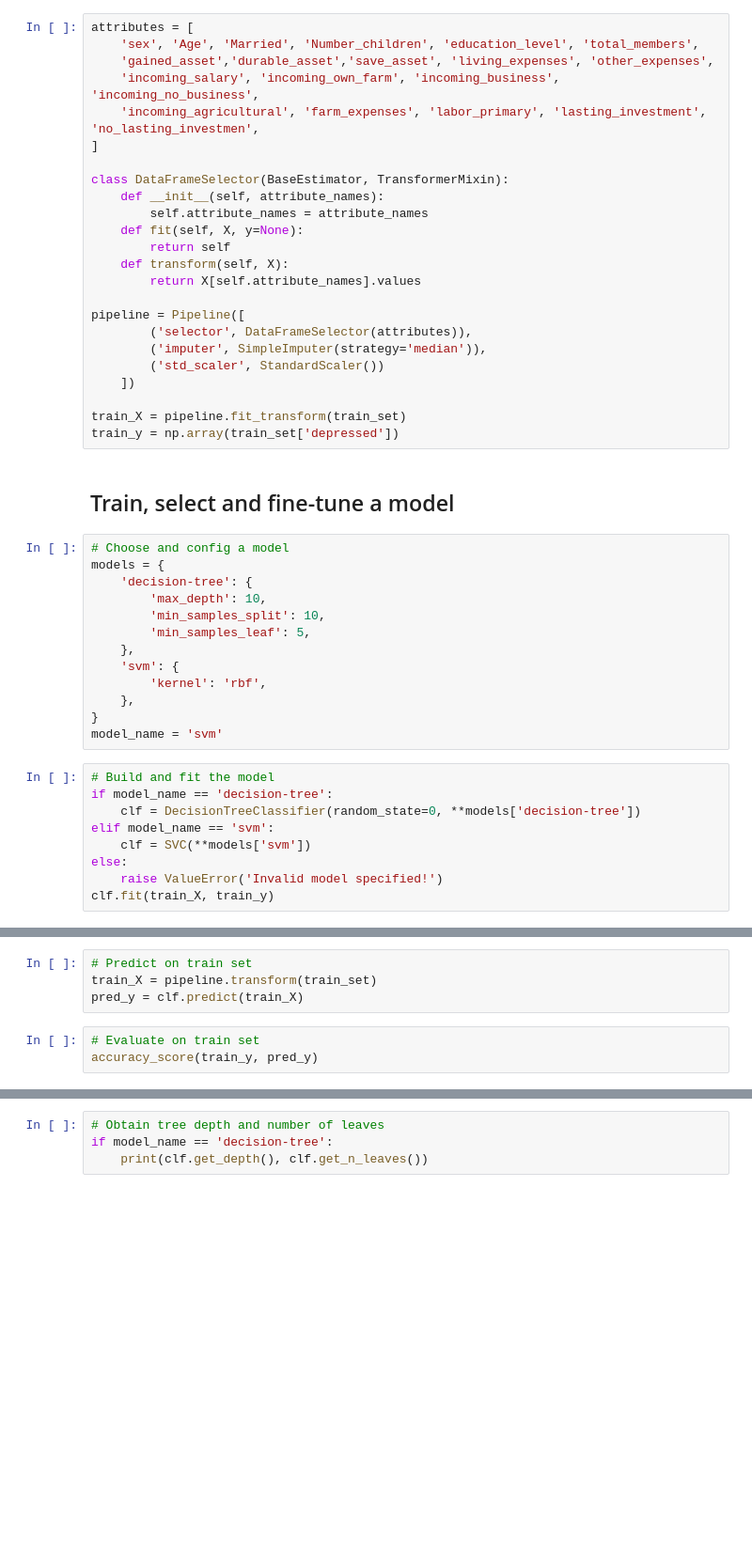
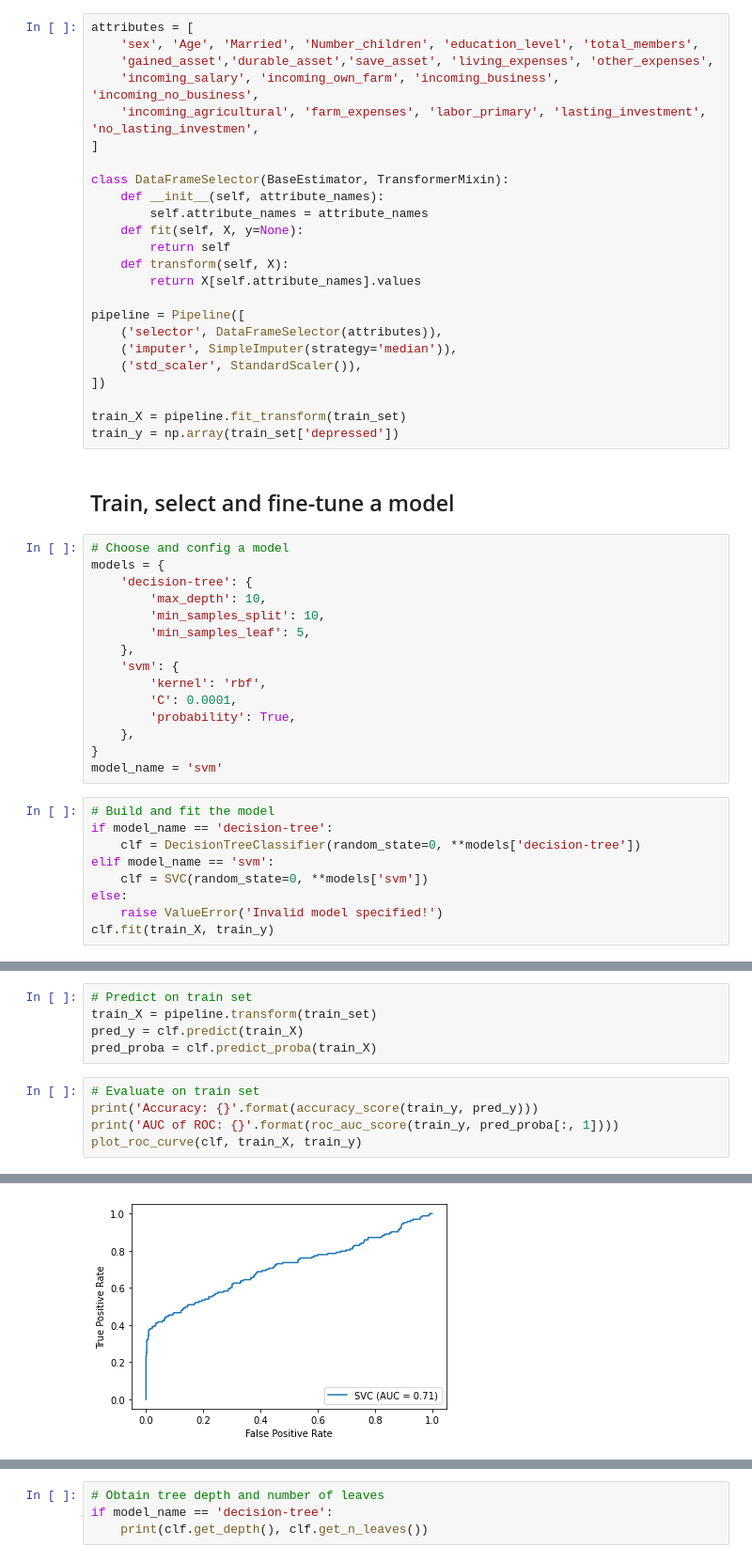
Before and after one commit to yujing1004/cs7641, a Jupyter notebook: assignment1/assignment1.ipynb, the cells around one changed output, grey strips where cells are left out. Shown at 94% size. Drawn from its saved outputs; the diff is of its cells as text; blank space fills up the shorter version.

Commit message:
Add auc score and plot roc curve

```diff
--- a/assignment1/assignment1.ipynb
+++ b/assignment1/assignment1.ipynb
@@ -105,10 +106,10 @@ class DataFrameSelector(BaseEstimator, TransformerMixin):
         return X[self.attribute_names].values
 
 pipeline = Pipeline([
-        ('selector', DataFrameSelector(attributes)),
-        ('imputer', SimpleImputer(strategy='median')),
-        ('std_scaler', StandardScaler())
-    ])
+    ('selector', DataFrameSelector(attributes)),
+    ('imputer', SimpleImputer(strategy='median')),
+    ('std_scaler', StandardScaler()),
+])
 
 train_X = pipeline.fit_transform(train_set)
 train_y = np.array(train_set['depressed'])
@@ -124,6 +125,8 @@ models = {
     },
     'svm': {
         'kernel': 'rbf',
+        'C': 0.0001,
+        'probability': True,
     },
 }
 model_name = 'svm'
@@ -132,7 +135,7 @@ model_name = 'svm'
 if model_name == 'decision-tree':
     clf = DecisionTreeClassifier(random_state=0, **models['decision-tree'])
 elif model_name == 'svm':
-    clf = SVC(**models['svm'])
+    clf = SVC(random_state=0, **models['svm'])
 else:
     raise ValueError('Invalid model specified!')
 clf.fit(train_X, train_y)
@@ -142,7 +145,10 @@ SVC()
 # Predict on train set
 train_X = pipeline.transform(train_set)
 pred_y = clf.predict(train_X)
+pred_proba = clf.predict_proba(train_X)
 # %%
 # Evaluate on train set
-accuracy_score(train_y, pred_y)
+print('Accuracy: {}'.format(accuracy_score(train_y, pred_y)))
+print('AUC of ROC: {}'.format(roc_auc_score(train_y, pred_proba[:, 1])))
+plot_roc_curve(clf, train_X, train_y)
 # %% [output]
@@ -150,3 +158,4 @@ accuracy_score(train_y, pred_y)
+[figure, added]
 # %%
 # Predict on validation set
 validation_X = pipeline.transform(validation_set)
```
Also changed, not shown: parts of 8 cells of this notebook.
